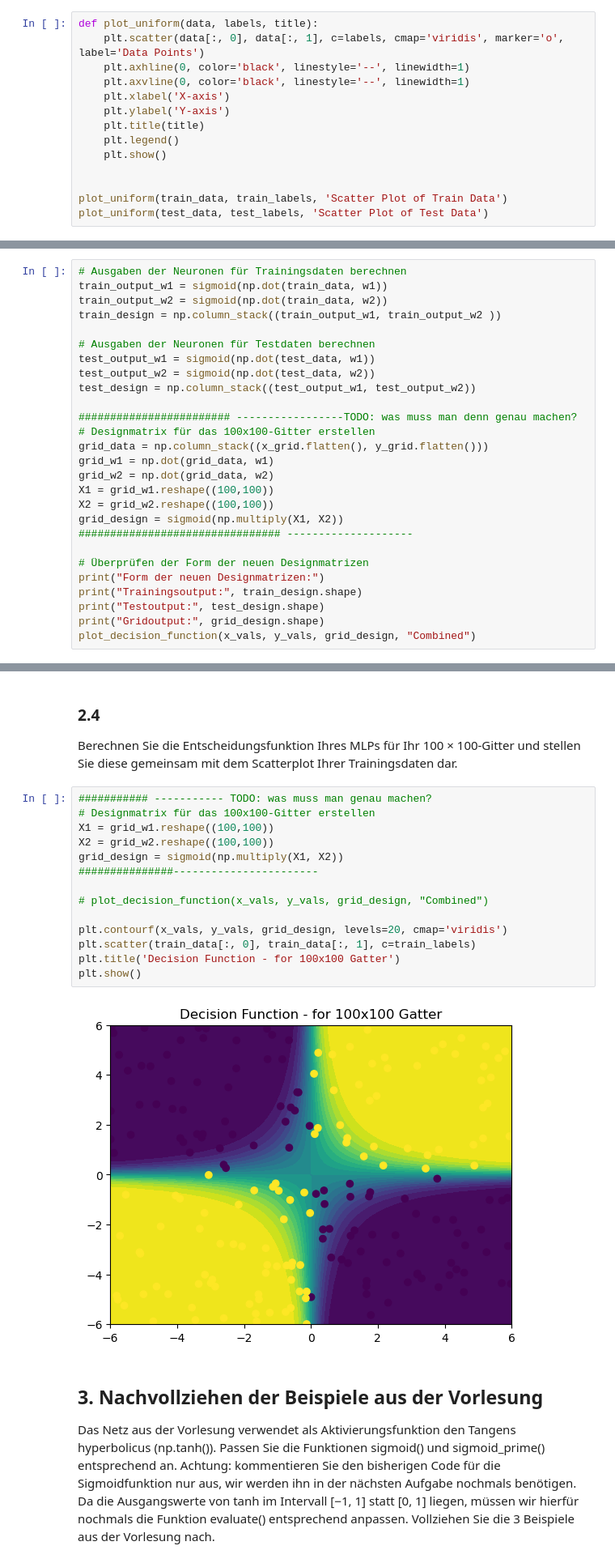
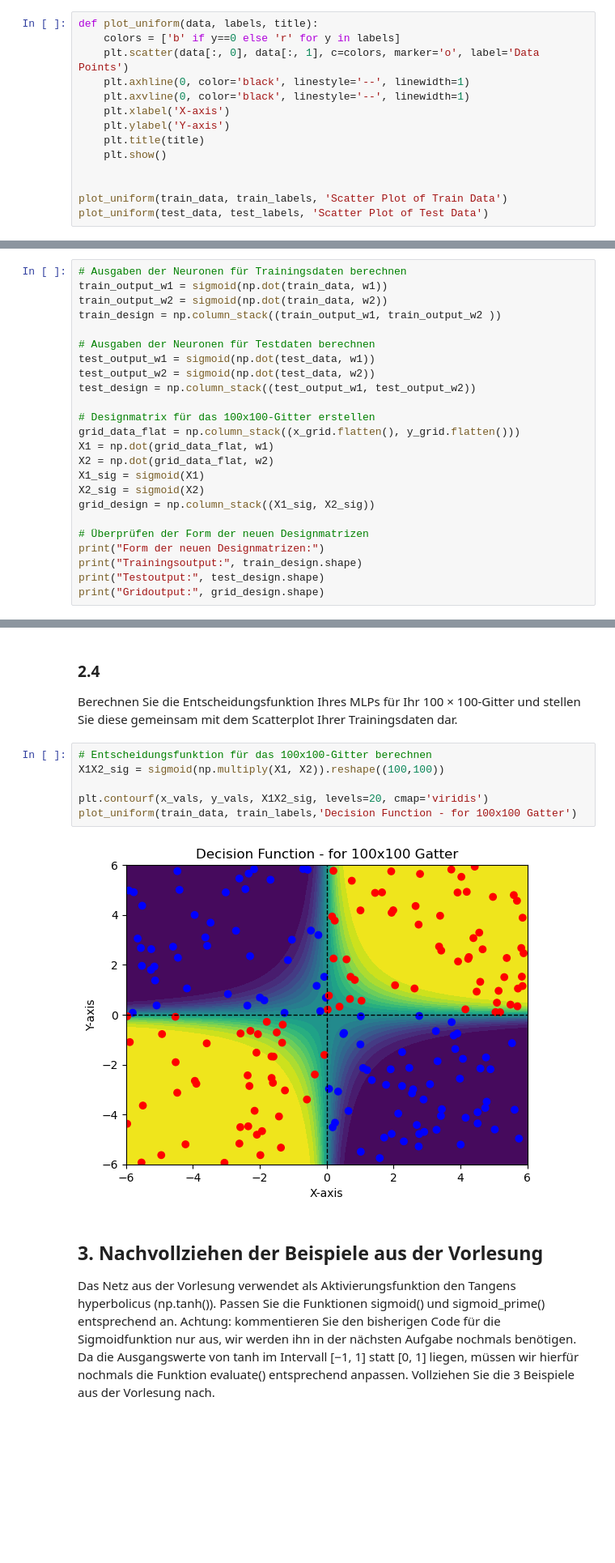
Before and after one commit to TypMitSchnurrbart/ws24_machine_learning, a Jupyter notebook: DL_Aufgabe1/Aufgabe_1.ipynb, the cells around one changed output, grey strips where cells are left out. Shown at 81% size. Saved outputs shown, nothing was run; the diff lists cells and outputs as text; blank space fills up the shorter version.

```diff
--- a/DL_Aufgabe1/Aufgabe_1.ipynb
+++ b/DL_Aufgabe1/Aufgabe_1.ipynb
@@ -29,13 +29,13 @@ test_labels = np.where((test_data[:, 0] >= 0) & (test_data[:, 1] >= 0) | (test_d
 Stellen Sie beide Datensätze zur Überprüfung als Scatterplot dar.
 # %%
 def plot_uniform(data, labels, title):
-    plt.scatter(data[:, 0], data[:, 1], c=labels, cmap='viridis', marker='o', label='Data Points')
+    colors = ['b' if y==0 else 'r' for y in labels]
+    plt.scatter(data[:, 0], data[:, 1], c=colors, marker='o', label='Data Points')
     plt.axhline(0, color='black', linestyle='--', linewidth=1)
     plt.axvline(0, color='black', linestyle='--', linewidth=1)
     plt.xlabel('X-axis')
     plt.ylabel('Y-axis')
     plt.title(title)
-    plt.legend()
     plt.show()
 
 
@@ -125,22 +113,19 @@ test_output_w1 = sigmoid(np.dot(test_data, w1))
 test_output_w2 = sigmoid(np.dot(test_data, w2))
 test_design = np.column_stack((test_output_w1, test_output_w2))
 
-######################## -----------------TODO: was muss man denn genau machen?
 # Designmatrix für das 100x100-Gitter erstellen
-grid_data = np.column_stack((x_grid.flatten(), y_grid.flatten()))
-grid_w1 = np.dot(grid_data, w1)
-grid_w2 = np.dot(grid_data, w2)
-X1 = grid_w1.reshape((100,100))
-X2 = grid_w2.reshape((100,100))
-grid_design = sigmoid(np.multiply(X1, X2))
-################################ --------------------
+grid_data_flat = np.column_stack((x_grid.flatten(), y_grid.flatten()))
+X1 = np.dot(grid_data_flat, w1)
+X2 = np.dot(grid_data_flat, w2)
+X1_sig = sigmoid(X1)
+X2_sig = sigmoid(X2)
+grid_design = np.column_stack((X1_sig, X2_sig))
 
 # Überprüfen der Form der neuen Designmatrizen
 print("Form der neuen Designmatrizen:")
 print("Trainingsoutput:", train_design.shape)
 print("Testoutput:", test_design.shape)
 print("Gridoutput:", grid_design.shape)
-plot_decision_function(x_vals, y_vals, grid_design, "Combined")
 # %% [output]
 Form der neuen Designmatrizen:
 Trainingsoutput: (200, 2)
@@ -403,21 +389,13 @@ plt.title("MSE for validation data");
 Berechnen Sie die Entscheidungsfunktion Ihres MLPs für Ihr 100 × 100-Gitter und
 stellen Sie diese gemeinsam mit dem Scatterplot Ihrer Trainingsdaten dar.
 # %%
-########### ----------- TODO: was muss man genau machen?
-# Designmatrix für das 100x100-Gitter erstellen
-X1 = grid_w1.reshape((100,100))
-X2 = grid_w2.reshape((100,100))
-grid_design = sigmoid(np.multiply(X1, X2))
-###############-----------------------
+# Entscheidungsfunktion für das 100x100-Gitter berechnen
+X1X2_sig = sigmoid(np.multiply(X1, X2)).reshape((100,100))
 
-# plot_decision_function(x_vals, y_vals, grid_design, "Combined")
-
-plt.contourf(x_vals, y_vals, grid_design, levels=20, cmap='viridis')
-plt.scatter(train_data[:, 0], train_data[:, 1], c=train_labels)
-plt.title('Decision Function - for 100x100 Gatter')
-plt.show()
+plt.contourf(x_vals, y_vals, X1X2_sig, levels=20, cmap='viridis')
+plot_uniform(train_data, train_labels,'Decision Function - for 100x100 Gatter')
 # %% [output]
-[figure, old version]
+[figure, new version]
 # %% [markdown]
 ## 3. Nachvollziehen der Beispiele aus der Vorlesung
 Das Netz aus der Vorlesung verwendet als Aktivierungsfunktion den Tangens hyperbolicus (np.tanh()). Passen Sie die Funktionen sigmoid() und sigmoid_prime() entsprechend an. Achtung: kommentieren Sie den bisherigen Code für die Sigmoidfunktion nur aus, wir werden ihn in der nächsten Aufgabe nochmals benötigen. Da die Ausgangswerte von tanh im Intervall [−1, 1] statt [0, 1] liegen, müssen wir hierfür nochmals die Funktion evaluate() entsprechend anpassen. Vollziehen Sie die 3 Beispiele aus der Vorlesung nach.
```
Also changed, not shown: parts of 26 cells of this notebook, 1 other file.
